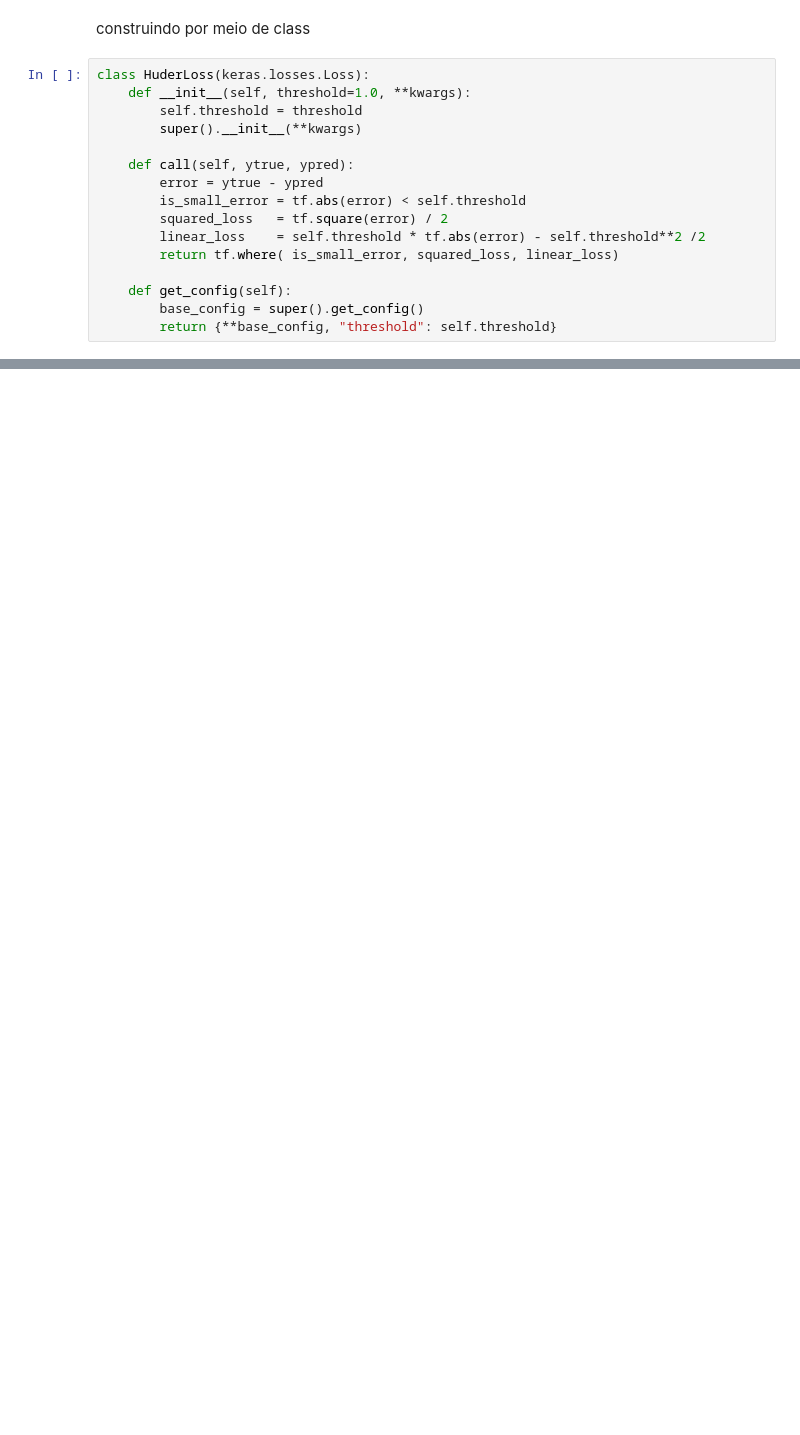
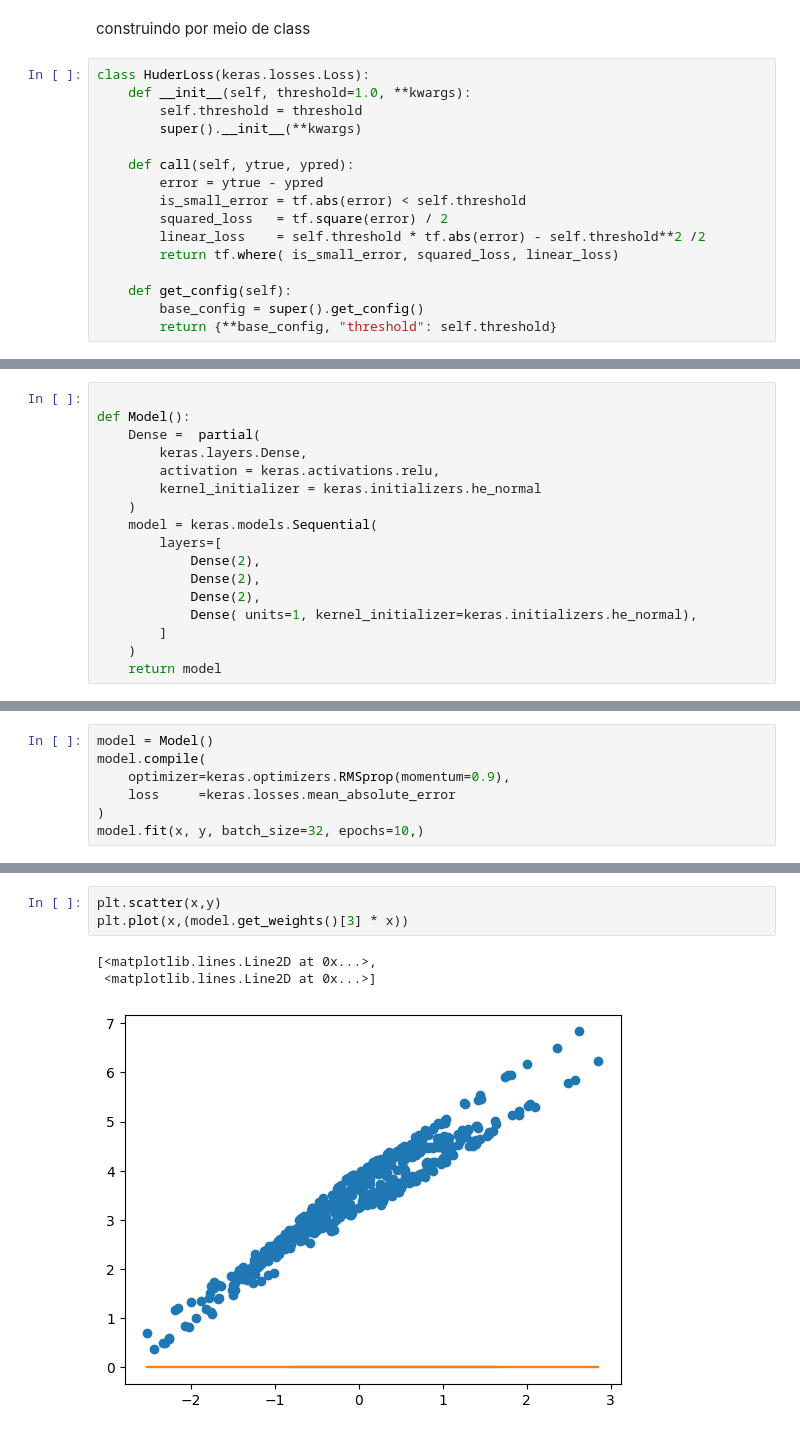
Before and after one commit to kaladabrio2020/livro-aprendizado-de-maquina-sklearn-keras-tf, a Jupyter notebook: Parte II-Redes Neurais e Aprendizado Profundo/Capítulo 12-Modelo Customizados e treinamento com .../Customizando modelos.ipynb, the cells around one changed output, grey strips where cells are left out. Drawn from its saved outputs; the diff is of its cells as text; blank space fills up the shorter version.

```diff
--- a/Parte II-Redes Neurais e Aprendizado Profundo/Capítulo 12-Modelo Customizados e treinamento com .../Customizando modelos.ipynb
+++ b/Parte II-Redes Neurais e Aprendizado Profundo/Capítulo 12-Modelo Customizados e treinamento com .../Customizando modelos.ipynb
@@ -200,0 +359,17 @@ Epoch 20/20
+# %%
+
+def Model():
+    Dense =  partial(
+        keras.layers.Dense,
+        activation = keras.activations.relu,
+        kernel_initializer = keras.initializers.he_normal
+    )
+    model = keras.models.Sequential(
+        layers=[
+            Dense(2),
+            Dense(2),
+            Dense(2),
+            Dense( units=1, kernel_initializer=keras.initializers.he_normal),
+        ]
+    )
+    return model
@@ -200,0 +380,7 @@ Epoch 20/20
+# %%
+model = Model()
+model.compile(
+    optimizer=keras.optimizers.RMSprop(momentum=0.9),
+    loss     =keras.losses.mean_absolute_error
+)
+model.fit(x, y, batch_size=32, epochs=10,)
@@ -200,0 +409,7 @@ Epoch 20/20
+# %%
+plt.scatter(x,y)
+plt.plot(x,(model.get_weights()[3] * x))
+# %% [output]
+[<matplotlib.lines.Line2D at 0x...>,
+ <matplotlib.lines.Line2D at 0x...>]
+[figure, added]
```
Also changed, not shown: parts of 32 cells of this notebook, 4 other files.
